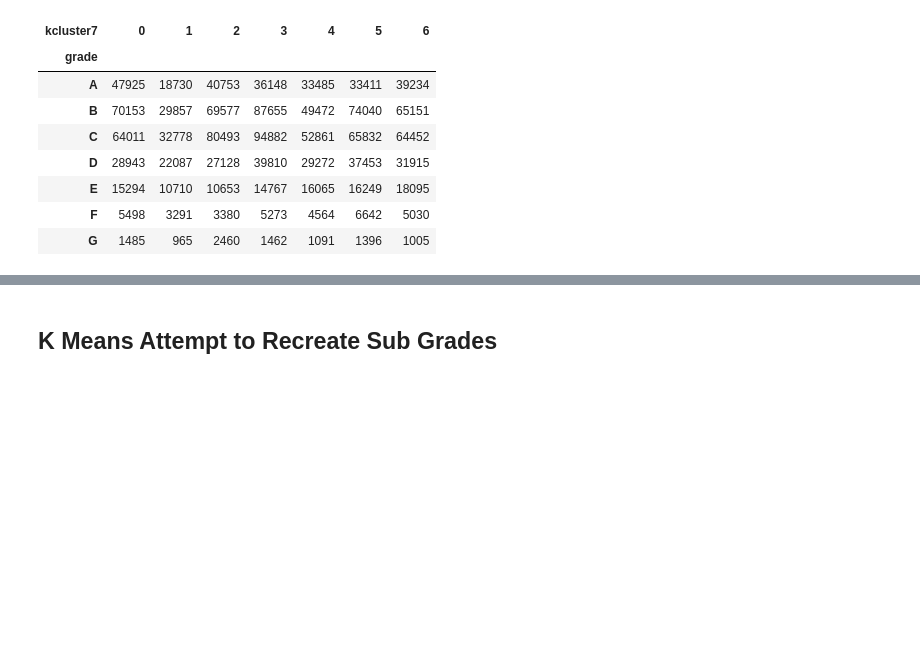
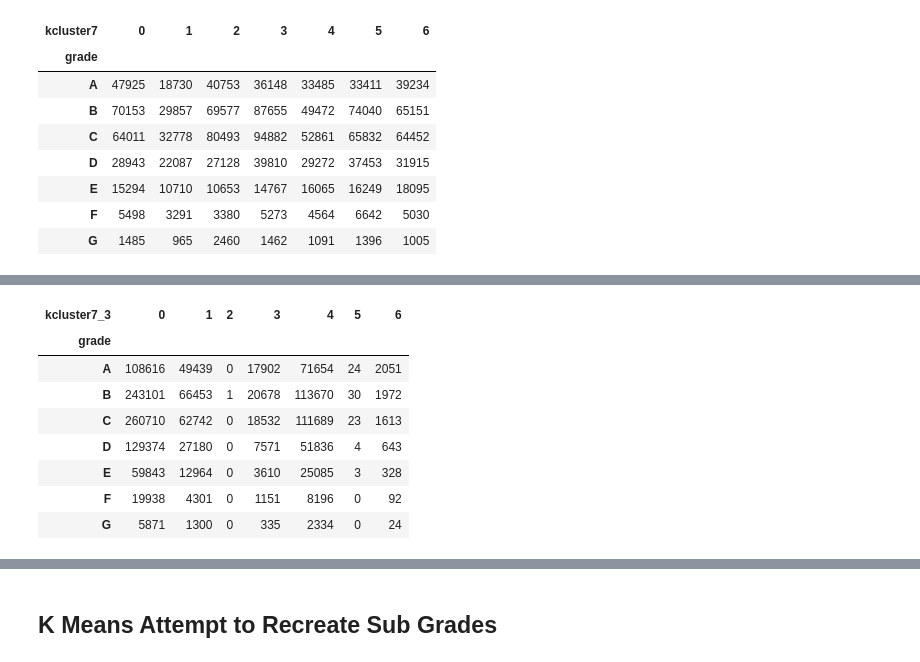
Before and after one commit to erstrong/INFO-7390-ADS-Fall-17-TeamNo., a Jupyter notebook: Assignment 2/Part 2/Clustering.ipynb, the cells around one changed output, grey strips where cells are left out. Saved outputs shown, nothing was run; the diff lists cells and outputs as text; code cells hidden in the pictures; blank space fills up the shorter version.

```diff
--- a/Assignment 2/Part 2/Clustering.ipynb
+++ b/Assignment 2/Part 2/Clustering.ipynb
@@ -130,0 +167,23 @@ pd.crosstab(loans2.grade,loans2.kcluster7)
+# %%
+keep = ['fico_range_low','total_bc_limit','mths_since_recent_inq','mo_sin_rcnt_tl','tot_cur_bal',
+        'mths_since_recent_bc',
+        'mort_acc','num_bc_tl','mo_sin_old_il_acct','home_MORTGAGE','mths_since_last_delinq','num_rev_accts',
+        'annual_inc','pub_rec_bankruptcies','home_RENT','num_actv_rev_tl','num_rev_tl_bal_gt_0','loan_amnt',
+        'dti','num_tl_op_past_12m','revol_util','percent_bc_gt_75','bc_util','term']
+
+features = loans[keep]
+# %%
+k_means3=cluster.KMeans(n_clusters=7, max_iter=600)
+k_means3.fit(features)
+loans2['kcluster7_3'] = k_means3.labels_
+pd.crosstab(loans2.grade,loans2.kcluster7_3)
+# %% [output]
+| kcluster7_3 | 0 | 1 | 2 | 3 | 4 | 5 | 6 |
+| grade |  |  |  |  |  |  |  |
+| A | 108616 | 49439 | 0 | 17902 | 71654 | 24 | 2051 |
+| B | 243101 | 66453 | 1 | 20678 | 113670 | 30 | 1972 |
+| C | 260710 | 62742 | 0 | 18532 | 111689 | 23 | 1613 |
+| D | 129374 | 27180 | 0 | 7571 | 51836 | 4 | 643 |
+| E | 59843 | 12964 | 0 | 3610 | 25085 | 3 | 328 |
+| F | 19938 | 4301 | 0 | 1151 | 8196 | 0 | 92 |
+| G | 5871 | 1300 | 0 | 335 | 2334 | 0 | 24 |
```
Also changed, not shown: parts of 15 cells of this notebook, 18 other files.
